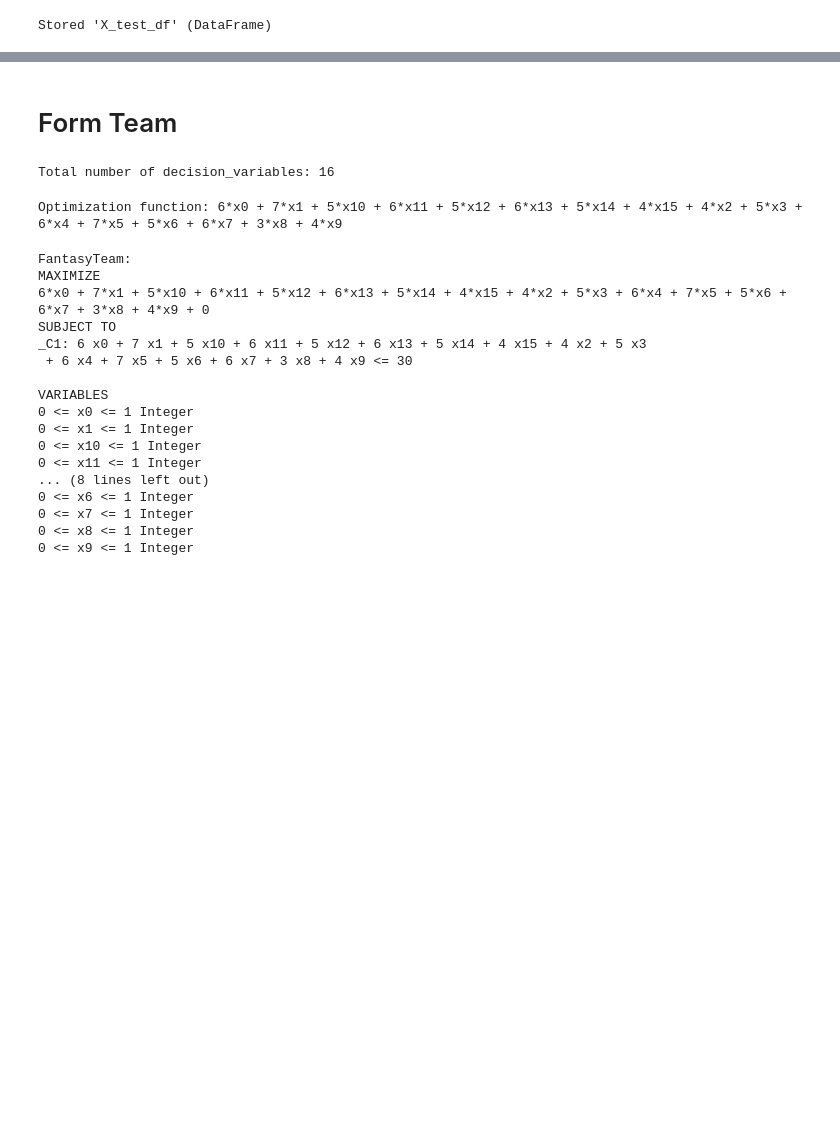
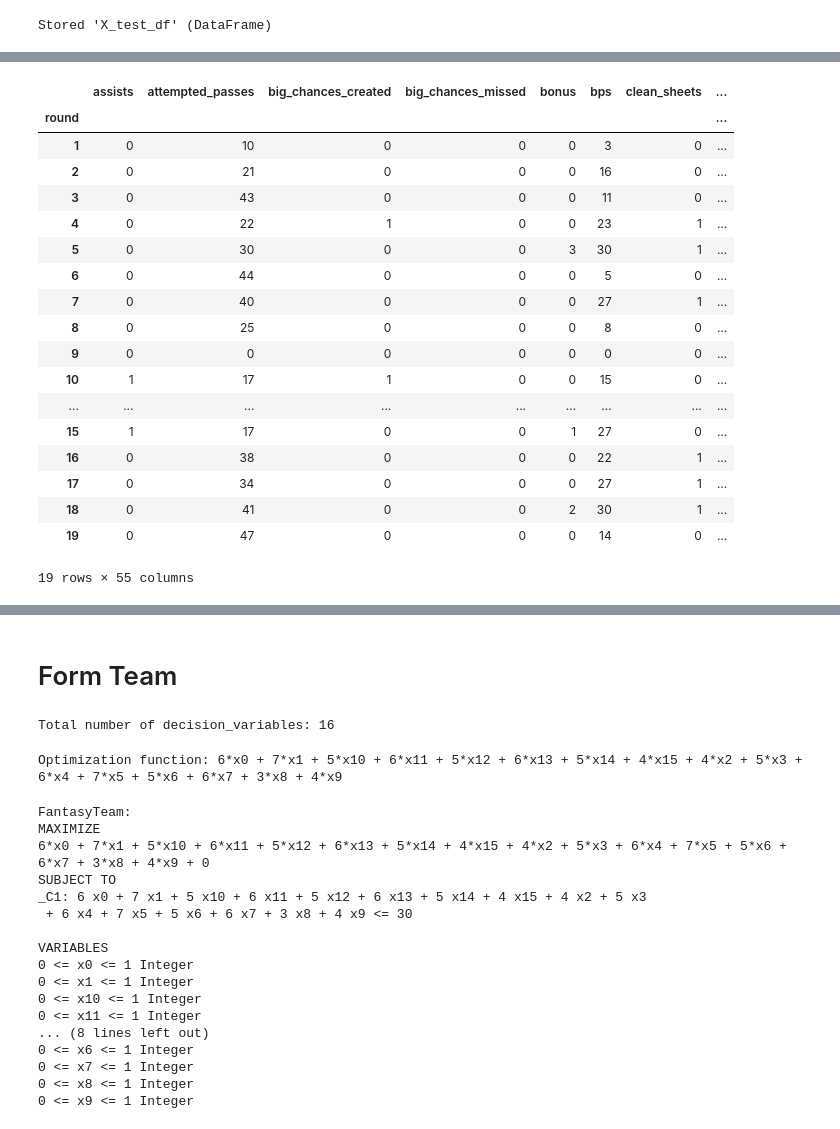
Before and after one commit to rivaldo4t/RecommendationOnFantasyLeague-ROFL, a Jupyter notebook: dataScrape_SB1.ipynb, the cells around one changed output, grey strips where cells are left out. Saved outputs shown, nothing was run; the diff lists cells and outputs as text; code cells hidden in the pictures; blank space fills up the shorter version.

```diff
--- a/dataScrape_SB1.ipynb
+++ b/dataScrape_SB1.ipynb
@@ -765,0 +919,22 @@ Jeff_Hendrick      1                 2
+# %%
+players_gw_1718_df.loc['Aaron_Cresswell']
+# %% [output]
+|  | assists | attempted_passes | big_chances_created | big_chances_missed | bonus | bps | clean_sheets | ... |
+| round |  |  |  |  |  |  |  | ... |
+| 1 | 0 | 10 | 0 | 0 | 0 | 3 | 0 | ... |
+| 2 | 0 | 21 | 0 | 0 | 0 | 16 | 0 | ... |
+| 3 | 0 | 43 | 0 | 0 | 0 | 11 | 0 | ... |
+| 4 | 0 | 22 | 1 | 0 | 0 | 23 | 1 | ... |
+| 5 | 0 | 30 | 0 | 0 | 3 | 30 | 1 | ... |
+| 6 | 0 | 44 | 0 | 0 | 0 | 5 | 0 | ... |
+| 7 | 0 | 40 | 0 | 0 | 0 | 27 | 1 | ... |
+| 8 | 0 | 25 | 0 | 0 | 0 | 8 | 0 | ... |
+| 9 | 0 | 0 | 0 | 0 | 0 | 0 | 0 | ... |
+| 10 | 1 | 17 | 1 | 0 | 0 | 15 | 0 | ... |
+| ... | ... | ... | ... | ... | ... | ... | ... | ... |
+| 15 | 1 | 17 | 0 | 0 | 1 | 27 | 0 | ... |
+| 16 | 0 | 38 | 0 | 0 | 0 | 22 | 1 | ... |
+| 17 | 0 | 34 | 0 | 0 | 0 | 27 | 1 | ... |
+| 18 | 0 | 41 | 0 | 0 | 2 | 30 | 1 | ... |
+| 19 | 0 | 47 | 0 | 0 | 0 | 14 | 0 | ... |
+19 rows × 55 columns
```
Also changed, not shown: parts of 43 cells of this notebook, 1 other file.
